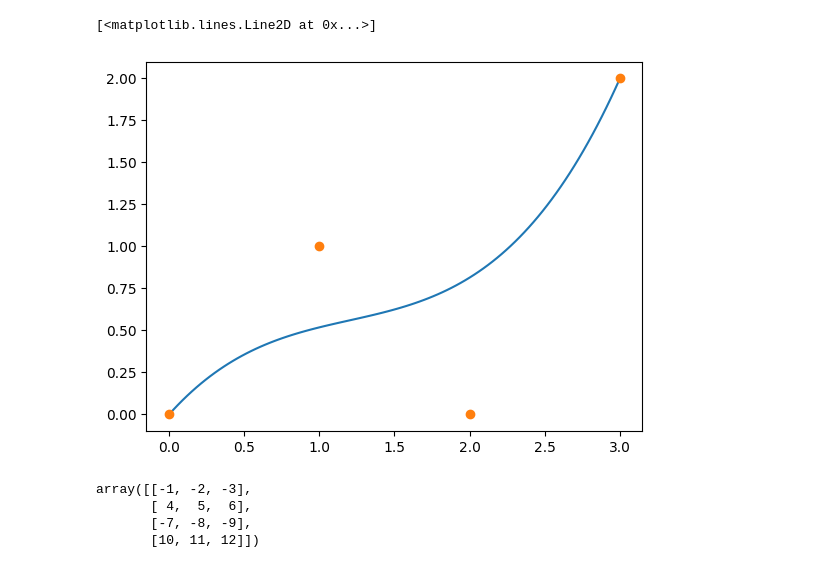
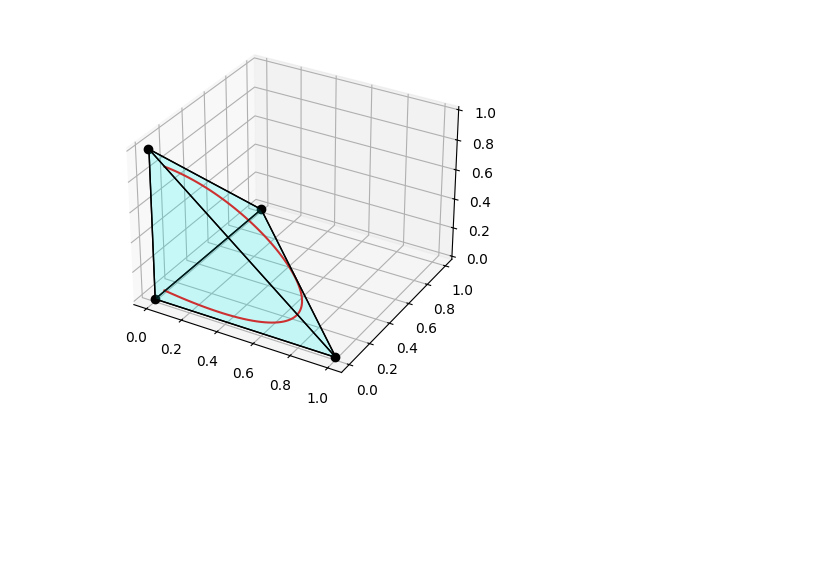
Before and after one commit to enac-drones/flighthouse, a Jupyter notebook: flighthouse/splines/path_generator.ipynb, the cells around one changed output. Drawn from its saved outputs; the diff is of its cells as text; code cells hidden in the pictures; blank space fills up the shorter version.

Commit message:
add spline notebooks to test out minvo basis as well as conversion between b-splines bezier splines and minvo splines

```diff
--- a/flighthouse/splines/path_generator.ipynb
+++ b/flighthouse/splines/path_generator.ipynb
@@ -4,23 +60,31 @@ import matplotlib.pyplot as plt
 # %%
 #create the basis coefficient matrices
 #spline types: Bezier, BSpline, Catmull-Rom
 #create a json file to store the basis matrices for each of the above splines
-
-bezier3 = np.array([[-1, 3, -3, 1], [3, -6, 3, 0], [-3, 3, 0, 0],[1, 0, 0, 0]])
+from scipy.spatial import ConvexHull
+from mpl_toolkits.mplot3d.art3d import Poly3DCollection
 #random four points in space
-points = np.array([[0,0], [1,1], [2,0], [3,2]])
+points = np.array([[0,0,0], [1,0,0], [0,1,0], [0,0,1]])
 
 def draw_spline(t:float):
     # print(t)
     T = np.array([t**3, t**2, t, 1])
-    MP = bezier3@points
+    MP = minvo3@points
     P = T@MP
     return P
 
-t_values = np.linspace(0, 1, 100)
+t_values = np.linspace(-1, 1, 100)
 spline_points = np.array([draw_spline(t) for t in t_values])
-plt.plot(spline_points[:,0], spline_points[:,1])
-plt.plot(points[:, 0], points[:, 1], 'o')
+hull = ConvexHull(points)
+ax = plt.figure().add_subplot(projection='3d')
+for simplex in hull.simplices:
+    # Extract the vertices for each simplex (face of the tetrahedron)
+    simplex = np.append(simplex, simplex[0])  # loop back to first vertex
+    # Fill the face with a translucent color
+    triangle = points[simplex[:3]]
+    ax.add_collection3d(Poly3DCollection([triangle], ec = 'k', fc='cyan', alpha=0.1))  # adjust alpha for translucency
+ax.plot(spline_points[:,0], spline_points[:,1],spline_points[:,2], color = 'r')
+ax.plot(points[:, 0], points[:, 1], points[:, 2], 'ko')
+plt.show()
 # %% [output]
-[<matplotlib.lines.Line2D at 0x...>]
-[figure, old version]
+[figure, new version]
@@ -34,15 +90,0 @@ minvo3 = np.fromstring(minvo3, sep=' ', dtype=np.float32).reshape(4, 4)
-# %%
-array = np.array([
-    [1, 2, 3],
-    [4, 5, 6],
-    [7, 8, 9],
-    [10, 11, 12]
-])
-
-array[[0,2]]*=-1
-array
-# %% [output]
-array([[-1, -2, -3],
-       [ 4,  5,  6],
-       [-7, -8, -9],
-       [10, 11, 12]])
```
Also changed, not shown: parts of 12 cells of this notebook, 2 other files.
